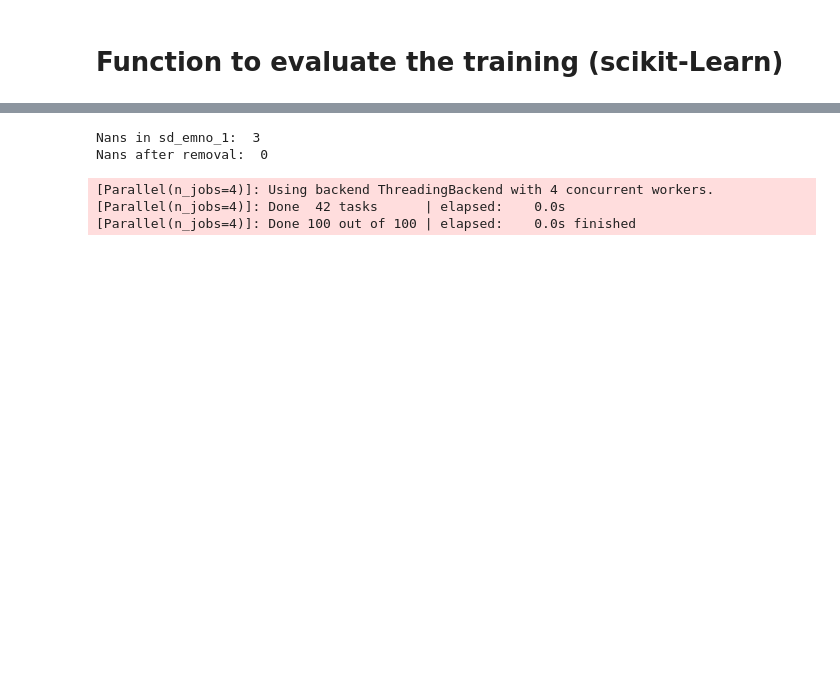
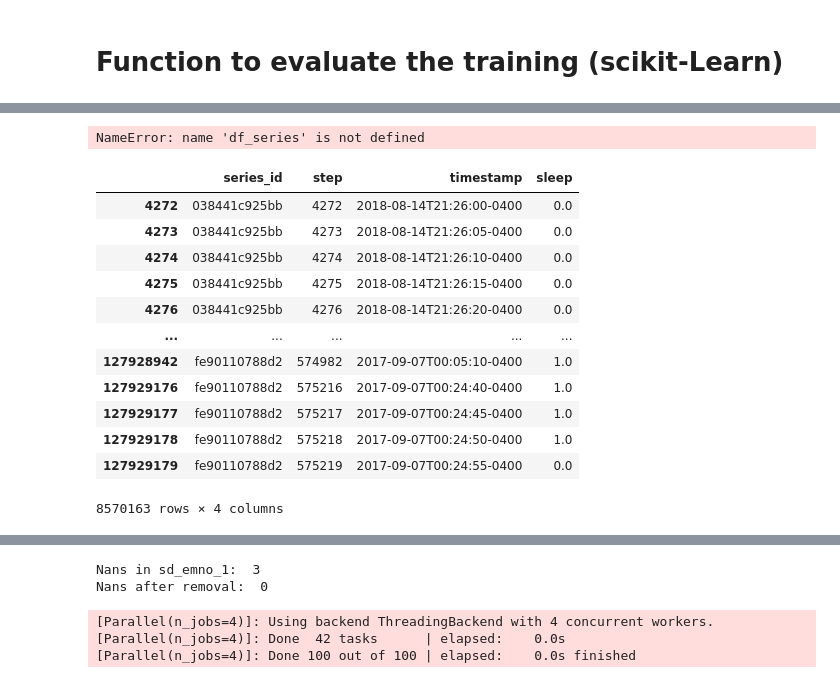
Before and after one commit to snajeebz/CMI-SleepState-Detection, a Jupyter notebook: submission-final.ipynb, the cells around one changed output, grey strips where cells are left out. Saved outputs shown, nothing was run; the diff lists cells and outputs as text; code cells hidden in the pictures; blank space fills up the shorter version.

```diff
--- a/submission-final.ipynb
+++ b/submission-final.ipynb
@@ -231,9 +295,10 @@ evaluate(y_test,y_pred)
 from sklearn.ensemble import RandomForestClassifier
 rf =RandomForestClassifier(n_jobs=-1,verbose=1)
 print ('Training the model')
-rf.fit(X_train,y_train)
+rf.fit(X_test,y_test)
 print ('Saving the model')
 from joblib import dump, load
 dump(rf, 'rf_model.joblib')
 y_pred=rf.predict(X_test)
 evaluate(y_test,y_pred)
+X_test=[]
@@ -242,0 +305,6 @@ input_size=X_train.shape[1]*win_size
+# %%
+from joblib import dump, load
+model=load('rf_model.joblib')
+y_pred=model.predict(X_test)
+evaluate(y_test,y_pred)
+X_test=[]
@@ -242,0 +320,22 @@ input_size=X_train.shape[1]*win_size
+# %%
+result_df=series_df[['series_id', 'step','timestamp']]
+# %% [output]
+NameError: name 'df_series' is not defined
+# %%
+result_df['sleep']=y_pred
+# %%
+result_df
+# %% [output]
+|  | series_id | step | timestamp | sleep |
+| 4272 | 038441c925bb | 4272 | 2018-08-14T21:26:00-0400 | 0.0 |
+| 4273 | 038441c925bb | 4273 | 2018-08-14T21:26:05-0400 | 0.0 |
+| 4274 | 038441c925bb | 4274 | 2018-08-14T21:26:10-0400 | 0.0 |
+| 4275 | 038441c925bb | 4275 | 2018-08-14T21:26:15-0400 | 0.0 |
+| 4276 | 038441c925bb | 4276 | 2018-08-14T21:26:20-0400 | 0.0 |
+| ... | ... | ... | ... | ... |
+| 127928942 | fe90110788d2 | 574982 | 2017-09-07T00:05:10-0400 | 1.0 |
+| 127929176 | fe90110788d2 | 575216 | 2017-09-07T00:24:40-0400 | 1.0 |
+| 127929177 | fe90110788d2 | 575217 | 2017-09-07T00:24:45-0400 | 1.0 |
+| 127929178 | fe90110788d2 | 575218 | 2017-09-07T00:24:50-0400 | 1.0 |
+| 127929179 | fe90110788d2 | 575219 | 2017-09-07T00:24:55-0400 | 0.0 |
+8570163 rows × 4 columns
```
Also changed, not shown: parts of 12 cells of this notebook.
